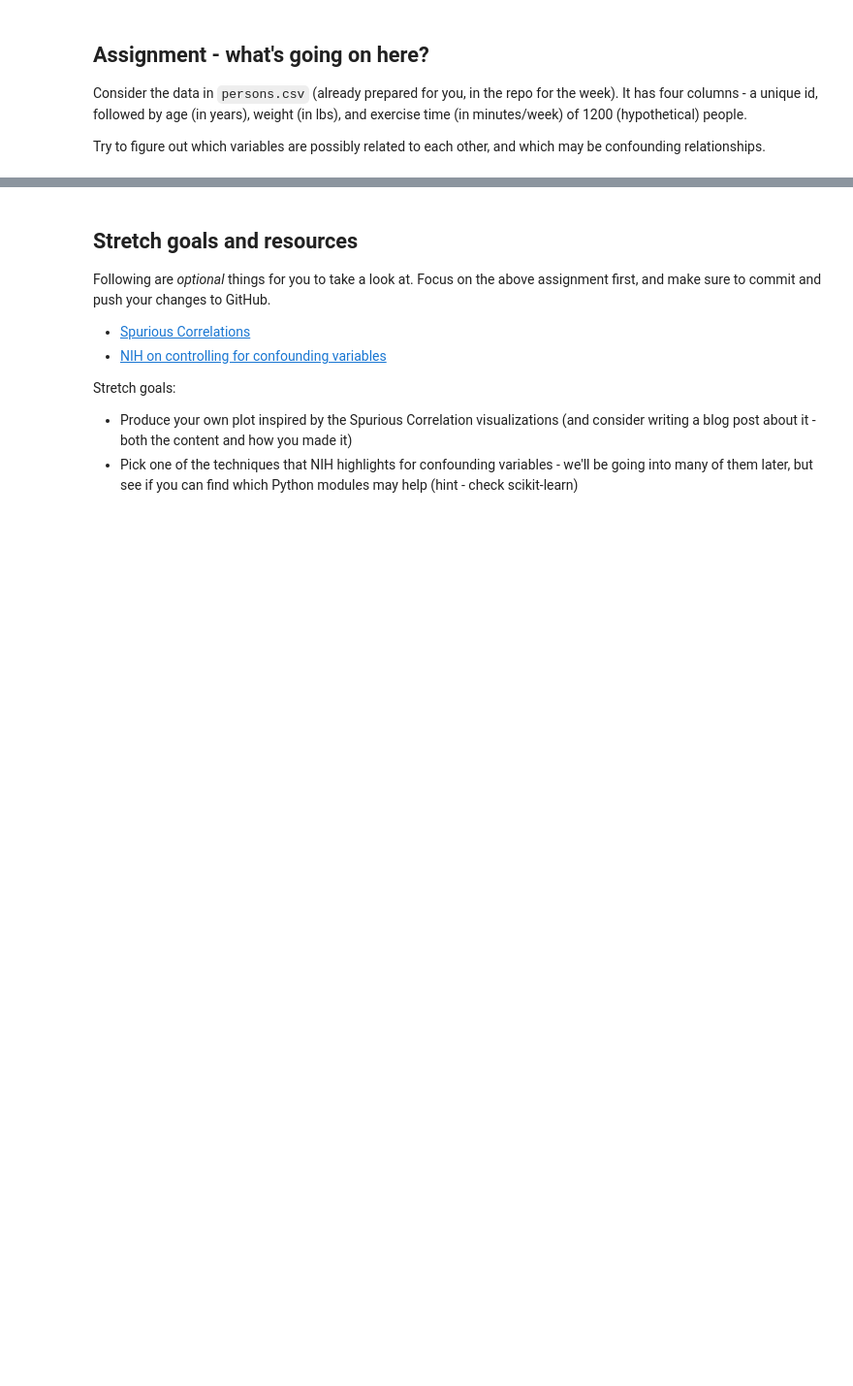
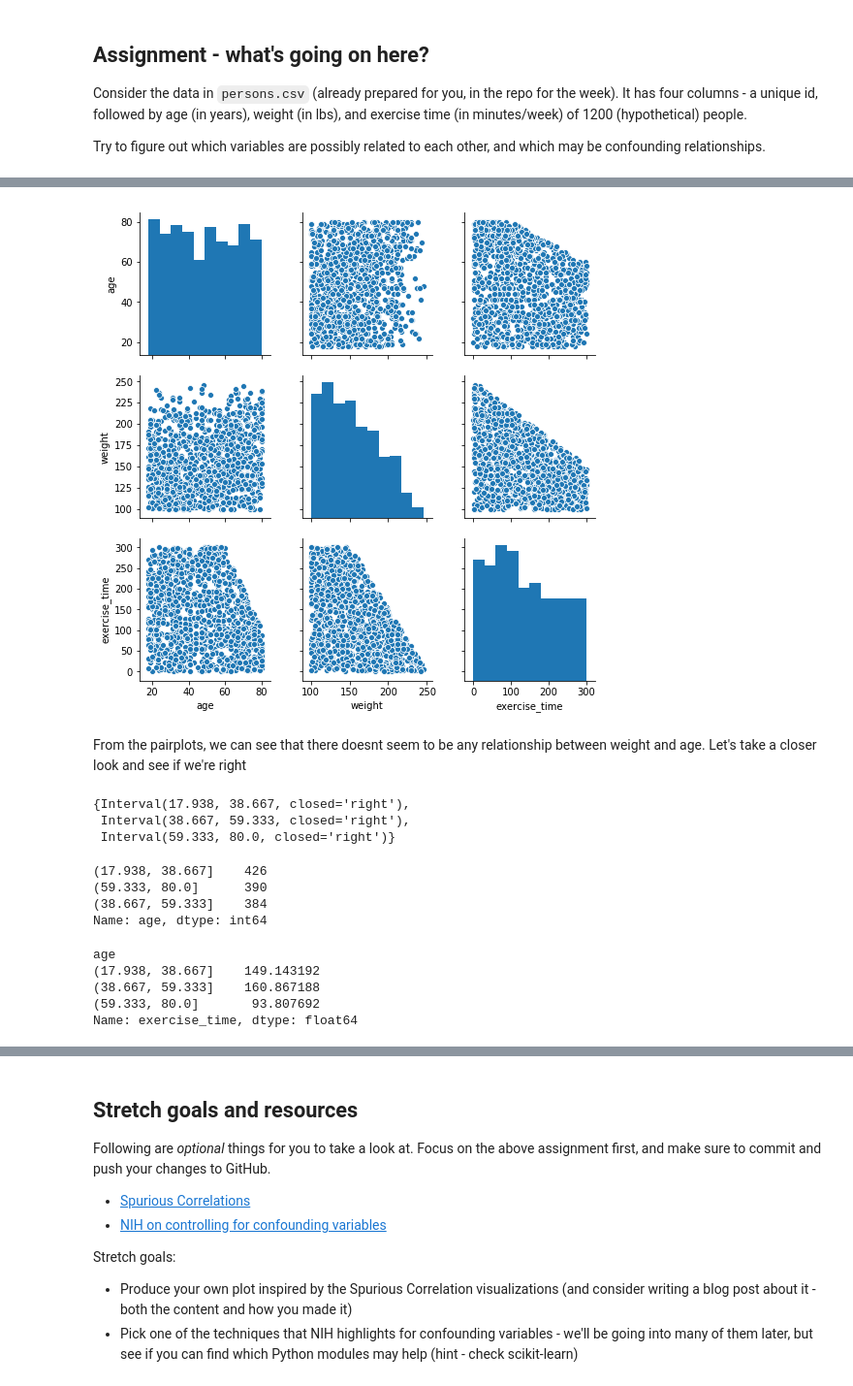
Before and after one commit to ngriggs/DS-Unit-1-Sprint-1-Dealing-With-Data, a Jupyter notebook: module3-databackedassertions/LS_DS_114_Making_Data_backed_Assertions.ipynb, the cells around one changed output, grey strips where cells are left out. Shown: that part at 97% size. Drawn from its saved outputs; the diff is of its cells as text; code cells hidden in the pictures; blank space fills up the shorter version.

```diff
--- a/module3-databackedassertions/LS_DS_114_Making_Data_backed_Assertions.ipynb
+++ b/module3-databackedassertions/LS_DS_114_Making_Data_backed_Assertions.ipynb
@@ -226,0 +397,5 @@ Try to figure out which variables are possibly related to each other, and which
+# %%
+import pandas as pd
+df = pd.read_csv('https://raw.githubusercontent.com/ngriggs/DS-Unit-1-Sprint-1-Dealing-With-Data/master/module3-databackedassertions/persons.csv')
+print(df.shape)
+df.head(5)
@@ -226,0 +410,5 @@ Try to figure out which variables are possibly related to each other, and which
+# %%
+# Oof. Looks like someone made a copy of the df then wrote the copy to a new csv file.
+
+df = df.drop('Unnamed: 0', axis=1)
+df.head()
@@ -226,0 +422,8 @@ Try to figure out which variables are possibly related to each other, and which
+# %%
+import seaborn as sns
+sns.pairplot(df);
+# %% [output]
+[figure, added]
+# %% [markdown]
+From the pairplots, we can see that there doesnt seem to be any relationship between
+weight and age. Let's take a closer look and see if we're right
@@ -226,0 +434,23 @@ Try to figure out which variables are possibly related to each other, and which
+# %%
+age_bins_list = set(age_bins.to_list())
+age_bins_list
+# %% [output]
+{Interval(17.938, 38.667, closed='right'),
+ Interval(38.667, 59.333, closed='right'),
+ Interval(59.333, 80.0, closed='right')}
+# %%
+age_bins.value_counts()
+# %% [output]
+(17.938, 38.667]    426
+(59.333, 80.0]      390
+(38.667, 59.333]    384
+Name: age, dtype: int64
+# %%
+# Lets make sure our legend is correct
+df.groupby(age_bins).exercise_time.mean()
+# %% [output]
+age
+(17.938, 38.667]    149.143192
+(38.667, 59.333]    160.867188
+(59.333, 80.0]       93.807692
+Name: exercise_time, dtype: float64
```
Also changed, not shown: parts of 34 cells of this notebook.
